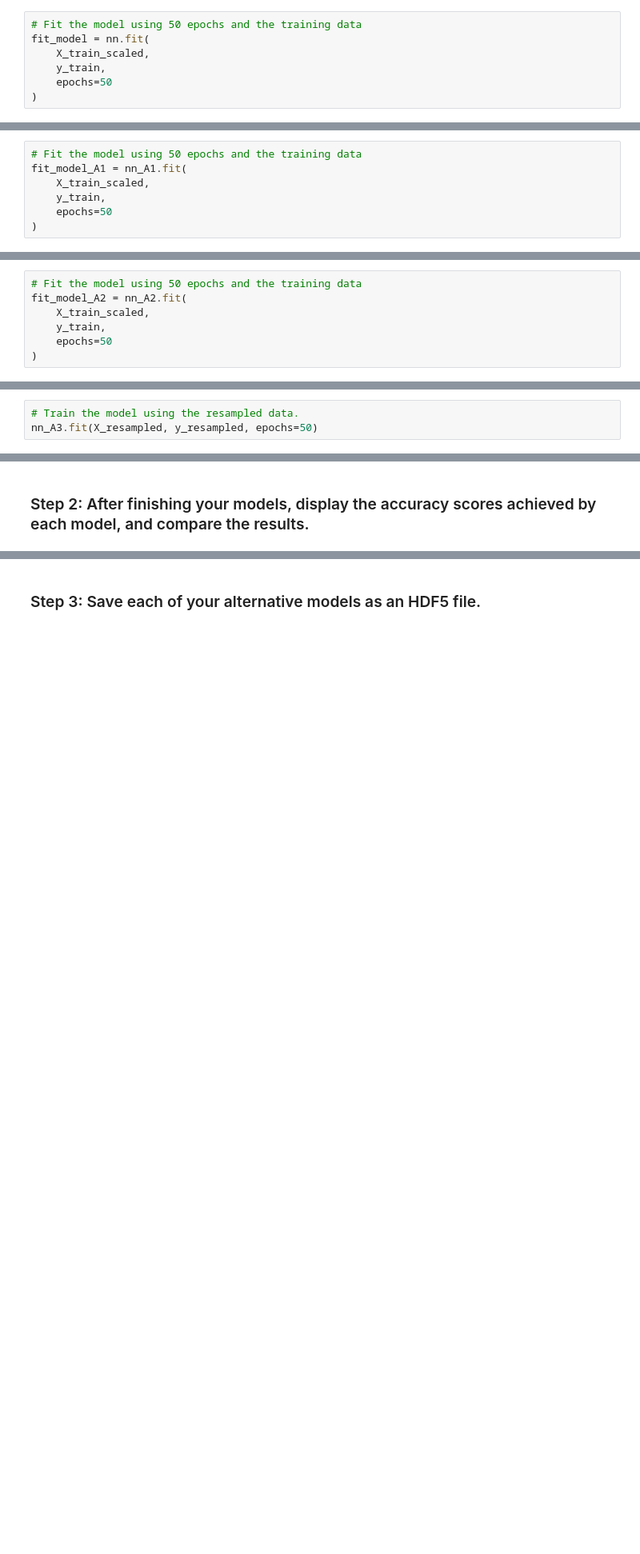
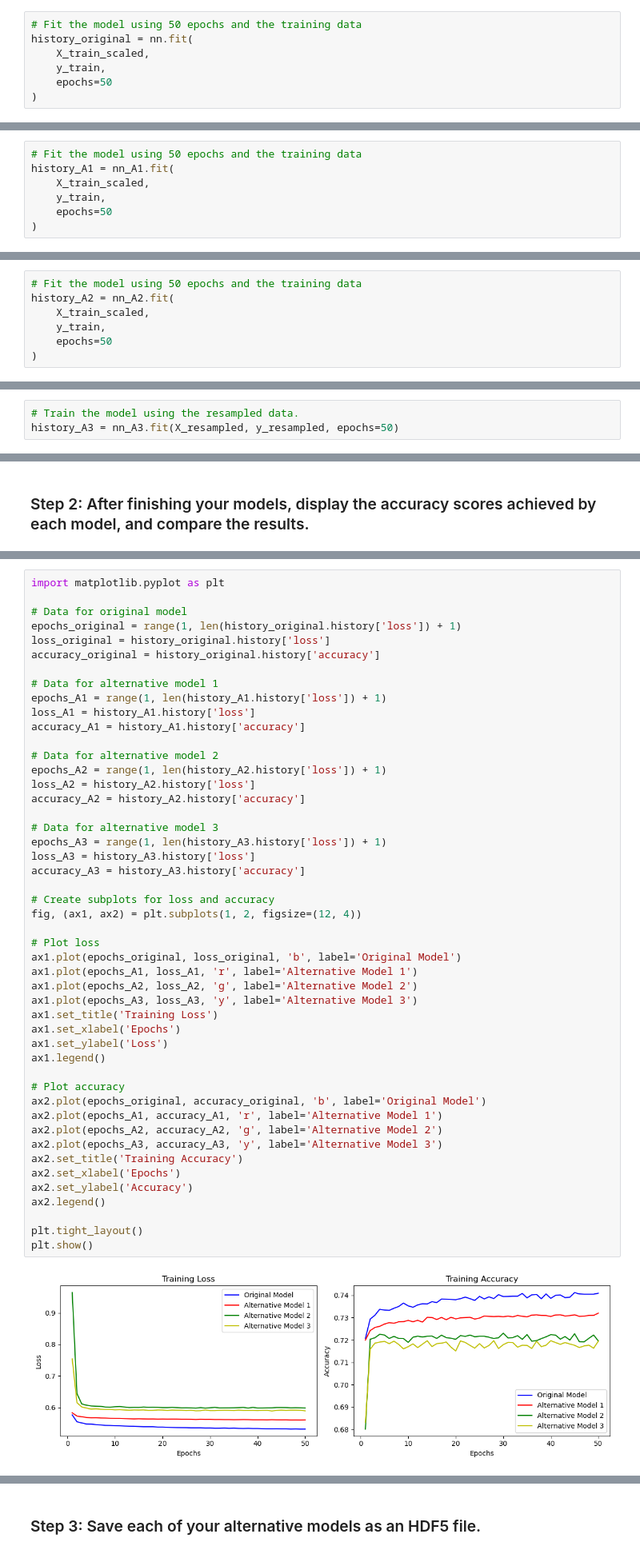
Before and after one commit to darcy5d/Fintech_Module_13_Homework_Assignment, a Jupyter notebook: venture_funding_with_deep_learning.ipynb, the cells around one changed output, grey strips where cells are left out. Shown at 80% size. Cells and saved outputs as stored; diff of their text form; blank space fills up the shorter version.

```diff
--- a/venture_funding_with_deep_learning.ipynb
+++ b/venture_funding_with_deep_learning.ipynb
@@ -443,7 +443,7 @@ nn.compile(
 )
 # %%
 # Fit the model using 50 epochs and the training data
-fit_model = nn.fit(
+history_original = nn.fit(
     X_train_scaled,
     y_train,
     epochs=50
@@ -687,7 +687,7 @@ nn_A1.compile(
 )
 # %%
 # Fit the model using 50 epochs and the training data
-fit_model_A1 = nn_A1.fit(
+history_A1 = nn_A1.fit(
     X_train_scaled,
     y_train,
     epochs=50
@@ -805,7 +805,7 @@ nn_A2.compile(
 )
 # %%
 # Fit the model using 50 epochs and the training data
-fit_model_A2 = nn_A2.fit(
+history_A2 = nn_A2.fit(
     X_train_scaled,
     y_train,
     epochs=50
@@ -931,6 +931,6 @@ None
 nn_A3.compile(loss="binary_crossentropy", optimizer="adam", metrics=["accuracy"])
 # %%
 # Train the model using the resampled data.
-nn_A3.fit(X_resampled, y_resampled, epochs=50)
+history_A3 = nn_A3.fit(X_resampled, y_resampled, epochs=50)
 # %% [output]
 Epoch 1/50
@@ -981,0 +1007,50 @@ print(f"Loss: {loss_alternative_model_3}, Accuracy: {accuracy_alternative_model_
+# %%
+import matplotlib.pyplot as plt
+
+# Data for original model
+epochs_original = range(1, len(history_original.history['loss']) + 1)
+loss_original = history_original.history['loss']
+accuracy_original = history_original.history['accuracy']
+
+# Data for alternative model 1
+epochs_A1 = range(1, len(history_A1.history['loss']) + 1)
+loss_A1 = history_A1.history['loss']
+accuracy_A1 = history_A1.history['accuracy']
+
+# Data for alternative model 2
+epochs_A2 = range(1, len(history_A2.history['loss']) + 1)
+loss_A2 = history_A2.history['loss']
+accuracy_A2 = history_A2.history['accuracy']
+
+# Data for alternative model 3
+epochs_A3 = range(1, len(history_A3.history['loss']) + 1)
+loss_A3 = history_A3.history['loss']
+accuracy_A3 = history_A3.history['accuracy']
+
+# Create subplots for loss and accuracy
+fig, (ax1, ax2) = plt.subplots(1, 2, figsize=(12, 4))
+
+# Plot loss
+ax1.plot(epochs_original, loss_original, 'b', label='Original Model')
+ax1.plot(epochs_A1, loss_A1, 'r', label='Alternative Model 1')
+ax1.plot(epochs_A2, loss_A2, 'g', label='Alternative Model 2')
+ax1.plot(epochs_A3, loss_A3, 'y', label='Alternative Model 3')
+ax1.set_title('Training Loss')
+ax1.set_xlabel('Epochs')
+ax1.set_ylabel('Loss')
+ax1.legend()
+
+# Plot accuracy
+ax2.plot(epochs_original, accuracy_original, 'b', label='Original Model')
+ax2.plot(epochs_A1, accuracy_A1, 'r', label='Alternative Model 1')
+ax2.plot(epochs_A2, accuracy_A2, 'g', label='Alternative Model 2')
+ax2.plot(epochs_A3, accuracy_A3, 'y', label='Alternative Model 3')
+ax2.set_title('Training Accuracy')
+ax2.set_xlabel('Epochs')
+ax2.set_ylabel('Accuracy')
+ax2.legend()
+
+plt.tight_layout()
+plt.show()
+# %% [output]
+[figure, added]
```
Also changed, not shown: parts of 15 cells of this notebook, 4 other files.
